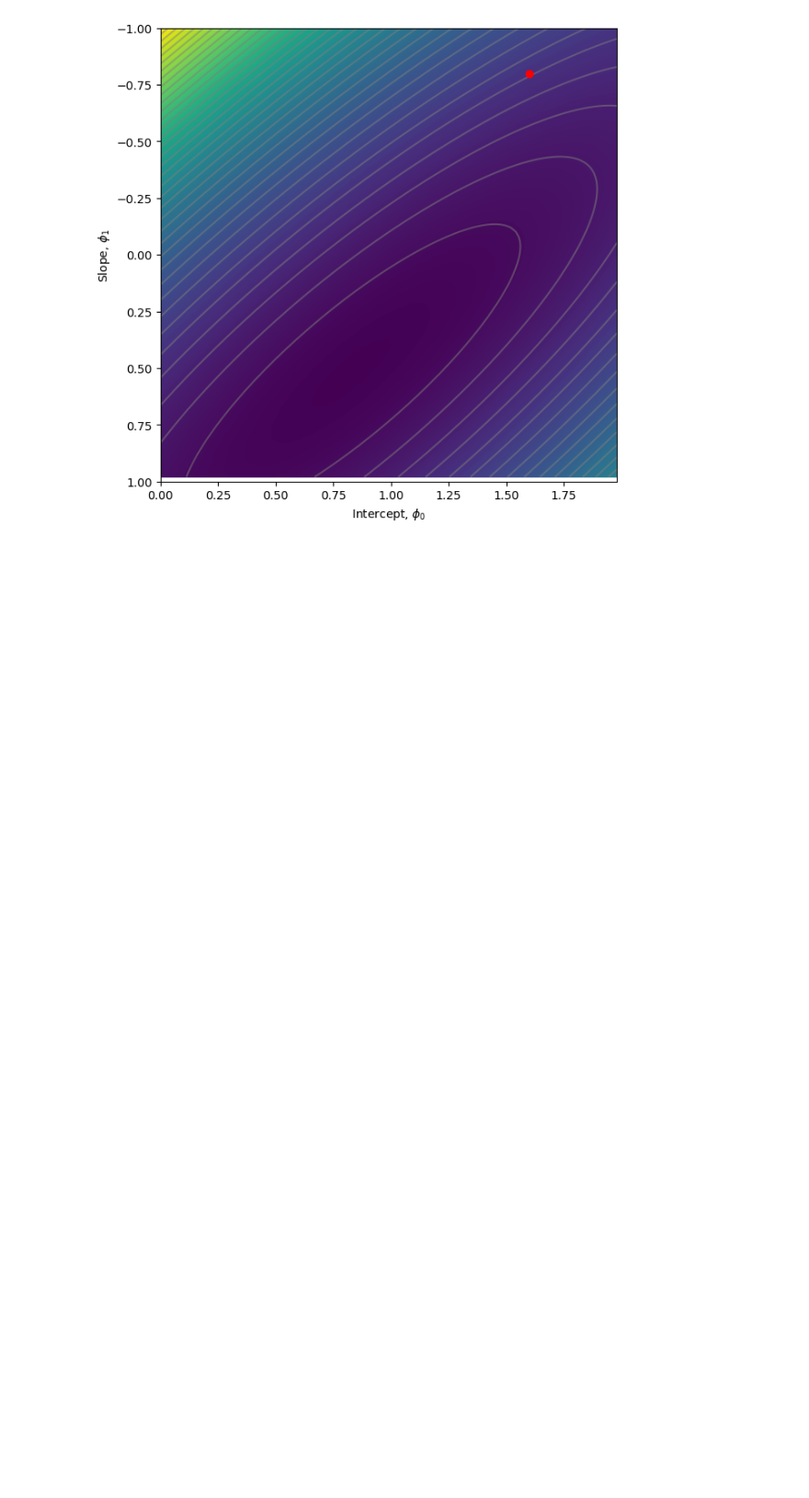
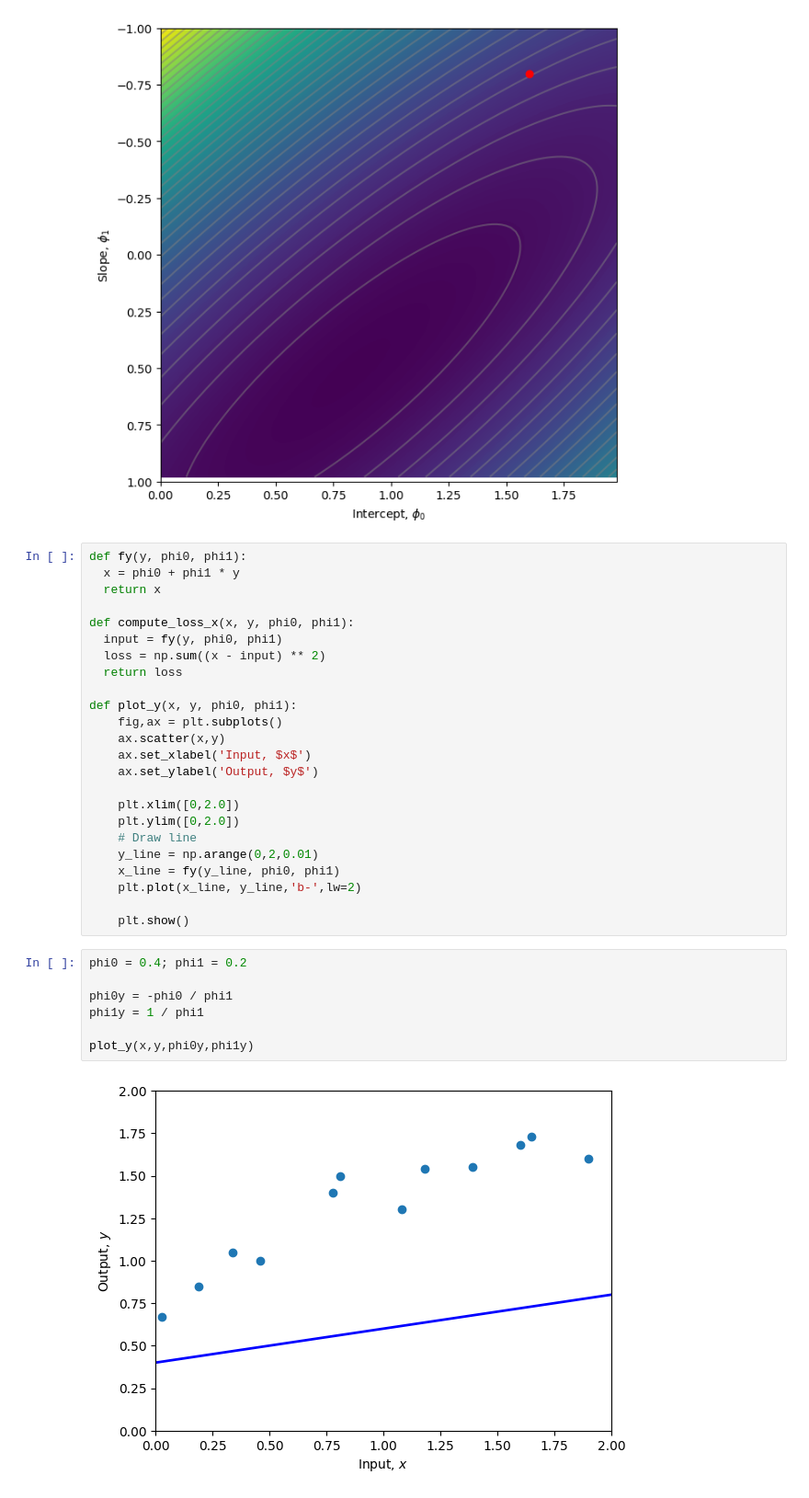
Before and after one commit to forestschao/udl, a Jupyter notebook: Notebooks/Chap02/2_1_Supervised_Learning.ipynb, the cells around one changed output. Shown at 92% size. Saved outputs shown, nothing was run; the diff lists cells and outputs as text; blank space fills up the shorter version.

```diff
--- a/Notebooks/Chap02/2_1_Supervised_Learning.ipynb
+++ b/Notebooks/Chap02/2_1_Supervised_Learning.ipynb
@@ -120,3 +120,36 @@ ax.plot(phi0,phi1,'ro')
 plt.show()
 # %% [output]
 [figure]
+# %%
+def fy(y, phi0, phi1):
+  x = phi0 + phi1 * y
+  return x
+
+def compute_loss_x(x, y, phi0, phi1):
+  input = fy(y, phi0, phi1)
+  loss = np.sum((x - input) ** 2)
+  return loss
+
+def plot_y(x, y, phi0, phi1):
+    fig,ax = plt.subplots()
+    ax.scatter(x,y)
+    ax.set_xlabel('Input, $x$')
+    ax.set_ylabel('Output, $y$')
+
+    plt.xlim([0,2.0])
+    plt.ylim([0,2.0])
+    # Draw line
+    y_line = np.arange(0,2,0.01)
+    x_line = fy(y_line, phi0, phi1)
+    plt.plot(x_line, y_line,'b-',lw=2)
+
+    plt.show()
+# %%
+phi0 = 0.4; phi1 = 0.2
+
+phi0y = -phi0 / phi1
+phi1y = 1 / phi1
+
+plot_y(x,y,phi0y,phi1y)
+# %% [output]
+[figure, added]
```
